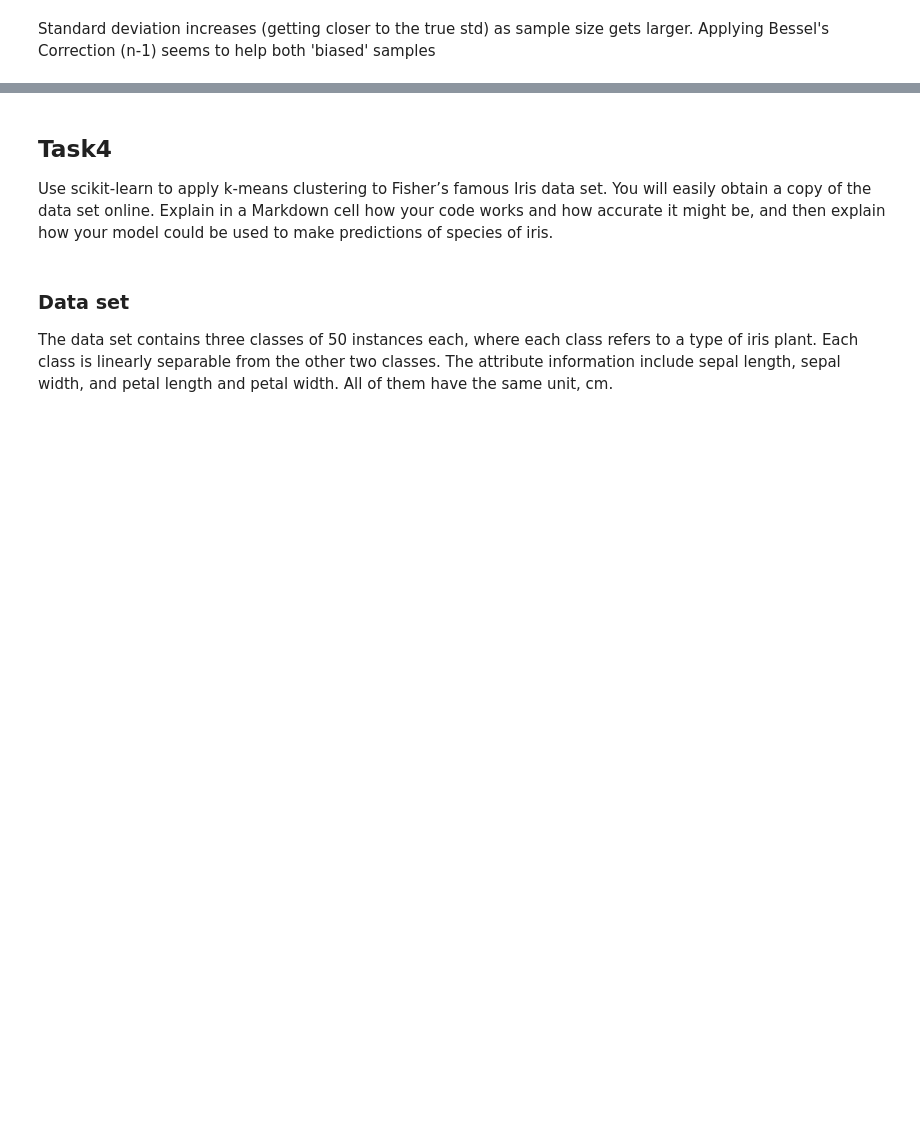
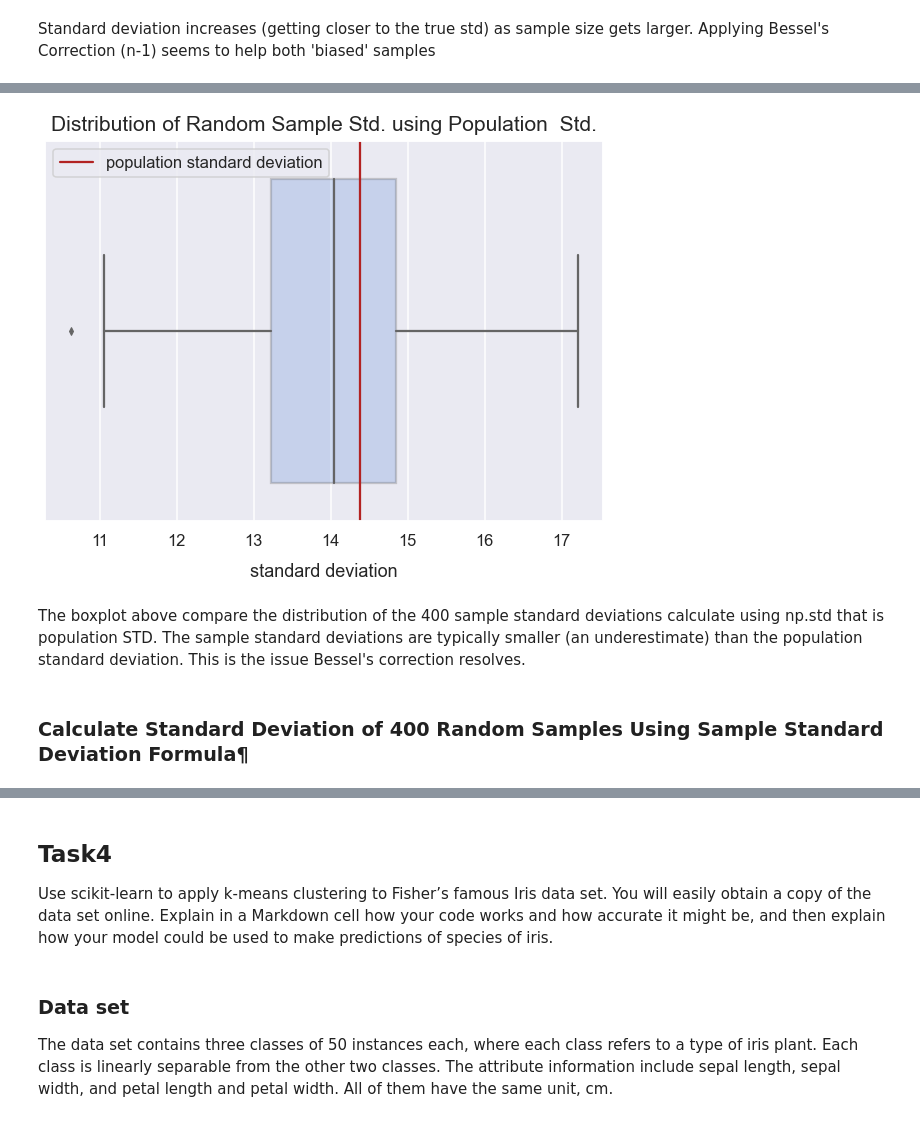
Before and after one commit to Freeha-S/Tasks-2020, a Jupyter notebook: task-2020.ipynb, the cells around one changed output, grey strips where cells are left out. Saved outputs shown, nothing was run; the diff lists cells and outputs as text; code cells hidden in the pictures; blank space fills up the shorter version.

```diff
--- a/task-2020.ipynb
+++ b/task-2020.ipynb
@@ -804,0 +800,7 @@ np.std(a,ddof=1)
+# %%
+sample_standard_deviations = []
+
+for i in range(0, 400):
+    random_sample = np.random.choice(population, size=30, replace=False)
+    sample_std_dev = np.std(random_sample)
+    sample_standard_deviations.append(sample_std_dev)
@@ -804,0 +813,13 @@ np.std(a,ddof=1)
+# %%
+# box plot
+sns.boxplot(sample_standard_deviations, boxprops=dict(alpha=.3), color='cornflowerblue')
+plt.axvline(x=stdev, label="population standard deviation", color='firebrick')
+plt.title("Distribution of Random Sample Std. using Population  Std.", y=1.011, fontsize=21)
+plt.xlabel("standard deviation", labelpad=14)
+plt.legend();
+# %% [output]
+[figure, added]
+# %% [markdown]
+The boxplot above compare the distribution of the 400 sample standard deviations calculate using np.std that is population STD. The sample standard deviations are typically smaller (an underestimate) than the population standard deviation. This is the issue Bessel's correction resolves.
+# %% [markdown]
+### Calculate Standard Deviation of 400 Random Samples Using Sample Standard Deviation Formula¶
```
Also changed, not shown: parts of 63 cells of this notebook, 1 other file.
